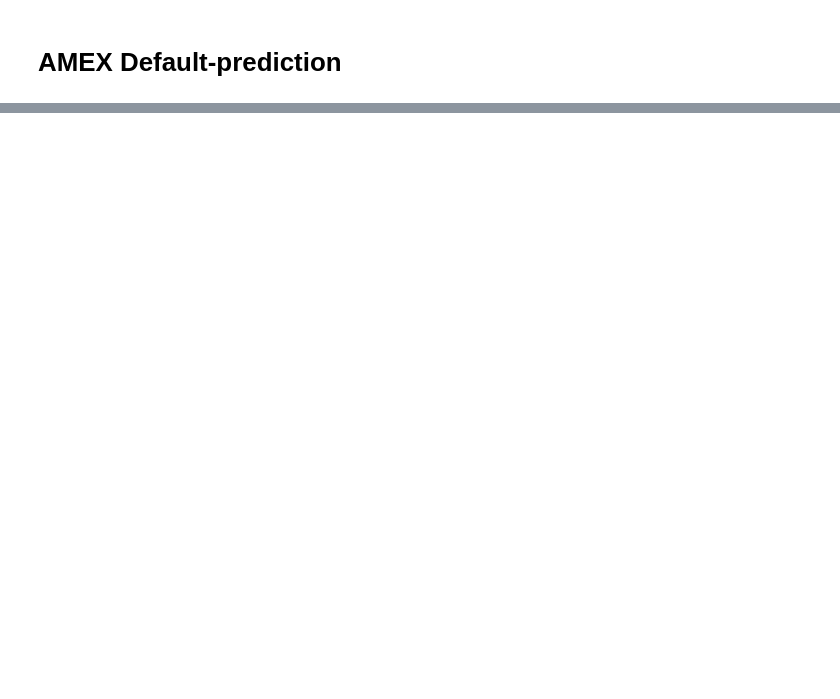
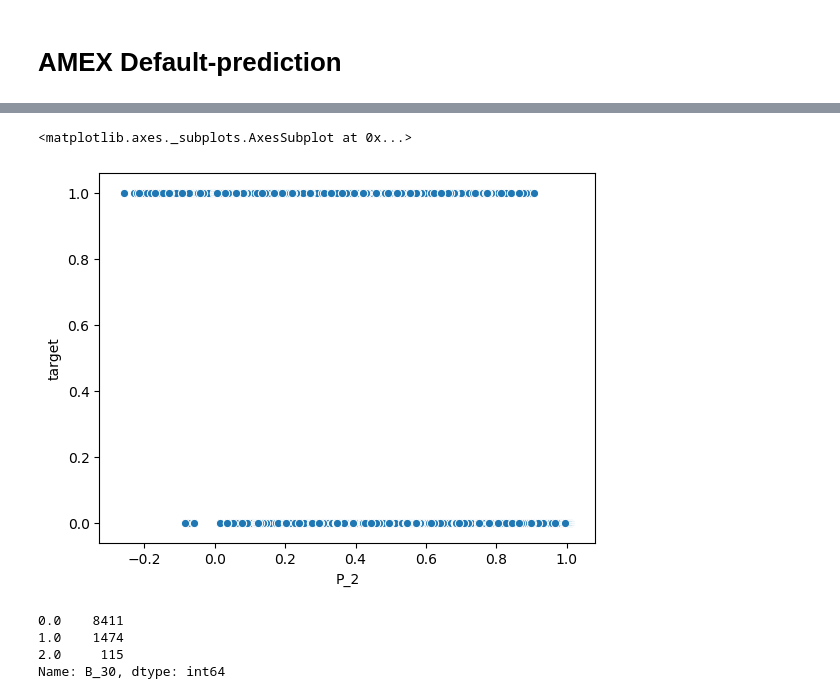
Before and after one commit to rohitgupta20/amex-default-prediction, a Jupyter notebook: amex default-prediction.ipynb, the cells around one changed output, grey strips where cells are left out. Drawn from its saved outputs; the diff is of its cells as text; code cells hidden in the pictures; blank space fills up the shorter version.

```diff
--- a/amex default-prediction.ipynb
+++ b/amex default-prediction.ipynb
@@ -135,0 +110,13 @@ Length: 10000, dtype: bool
+# %%
+import seaborn as sns
+sns.scatterplot(final_df['P_2'],final_df['target'])
+# %% [output]
+<matplotlib.axes._subplots.AxesSubplot at 0x...>
+[figure, added]
+# %%
+final_df['B_30'].value_counts()
+# %% [output]
+0.0    8411
+1.0    1474
+2.0     115
+Name: B_30, dtype: int64
```
Also changed, not shown: parts of 22 cells of this notebook.
